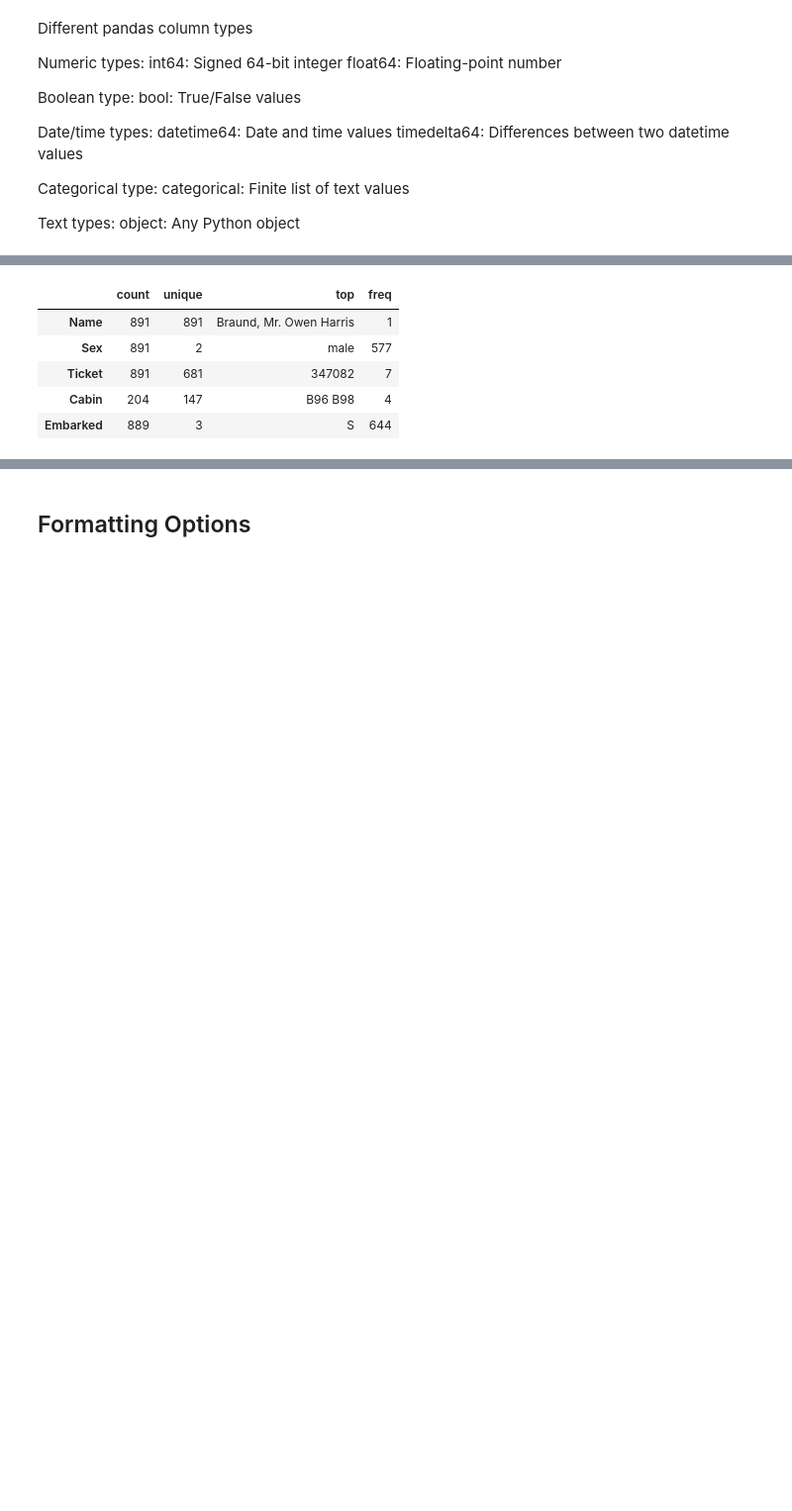
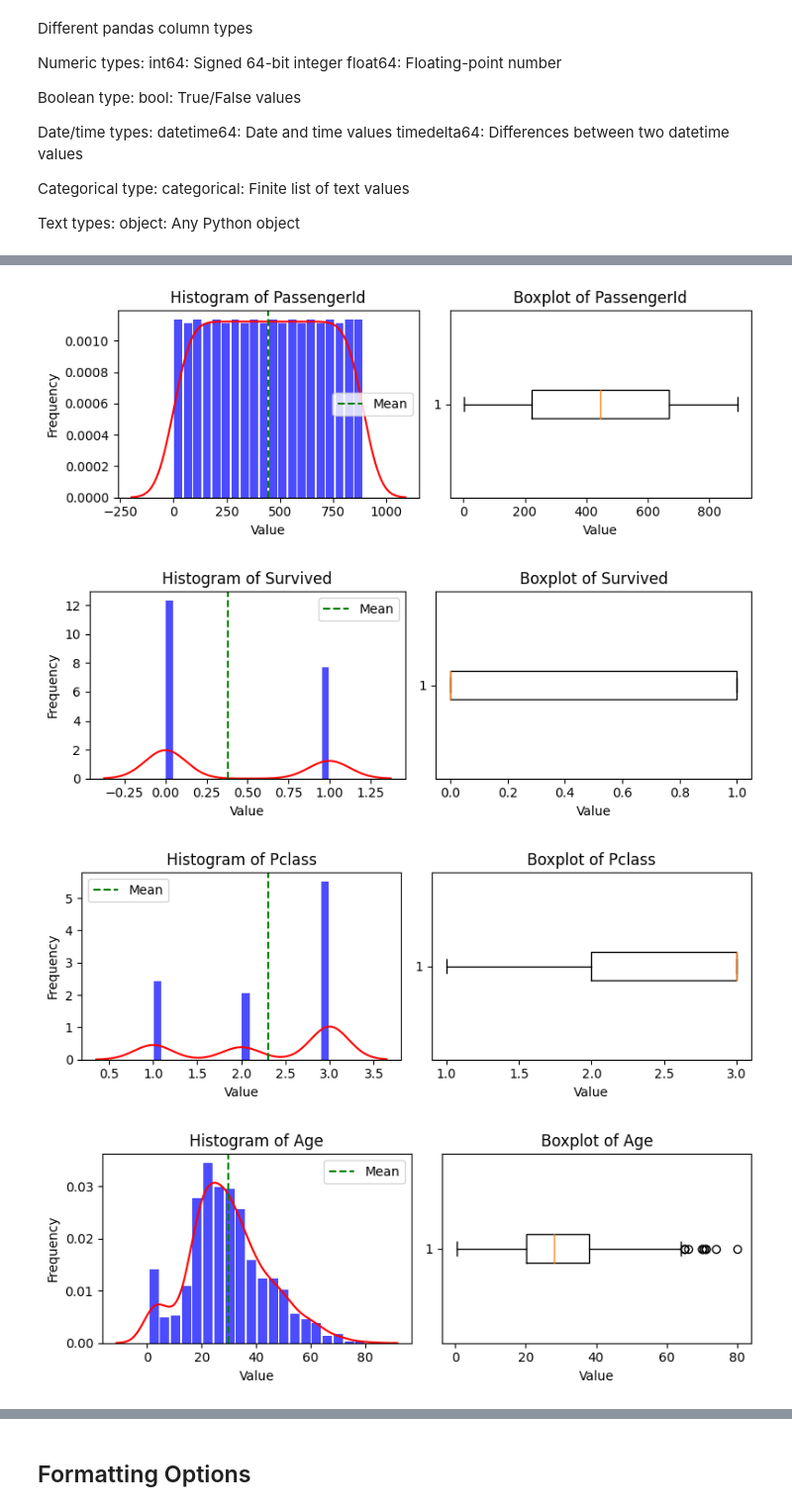
Before and after one commit to TomSmith255/exploratory-data-analysis, a Jupyter notebook: source_code/eda.ipynb, the cells around one changed output, grey strips where cells are left out. Shown at 99% size. Drawn from its saved outputs; the diff is of its cells as text; code cells hidden in the pictures; blank space fills up the shorter version.

```diff
--- a/source_code/eda.ipynb
+++ b/source_code/eda.ipynb
@@ -137,16 +126,12 @@ numeric_summary_df
 | 4 | SibSp | int64 | 891 | 0 | 608 | 0.523008 | 1.102743 | 0.00 | 0.0000 | ... |
 | 5 | Parch | int64 | 891 | 0 | 678 | 0.381594 | 0.806057 | 0.00 | 0.0000 | ... |
 | 6 | Fare | float64 | 891 | 0 | 15 | 32.204208 | 49.693429 | 0.00 | 7.9104 | ... |
-# %%
-# Categorical data
-
-
-
-df.describe(include=['O', 'bool', 'category']).T
-# %% [output]
-|  | count | unique | top | freq |
-| Name | 891 | 891 | Braund, Mr. Owen Harris | 1 |
-| Sex | 891 | 2 | male | 577 |
-| Ticket | 891 | 681 | 347082 | 7 |
-| Cabin | 204 | 147 | B96 B98 | 4 |
-| Embarked | 889 | 3 | S | 644 |
+# %%
+
+
+plot_histograms_and_boxplots(df)
+# %% [output]
+[figure, added]
+[figure, added]
+[figure, added]
+[figure, added]
```
Also changed, not shown: parts of 7 cells of this notebook, 2 other files.
